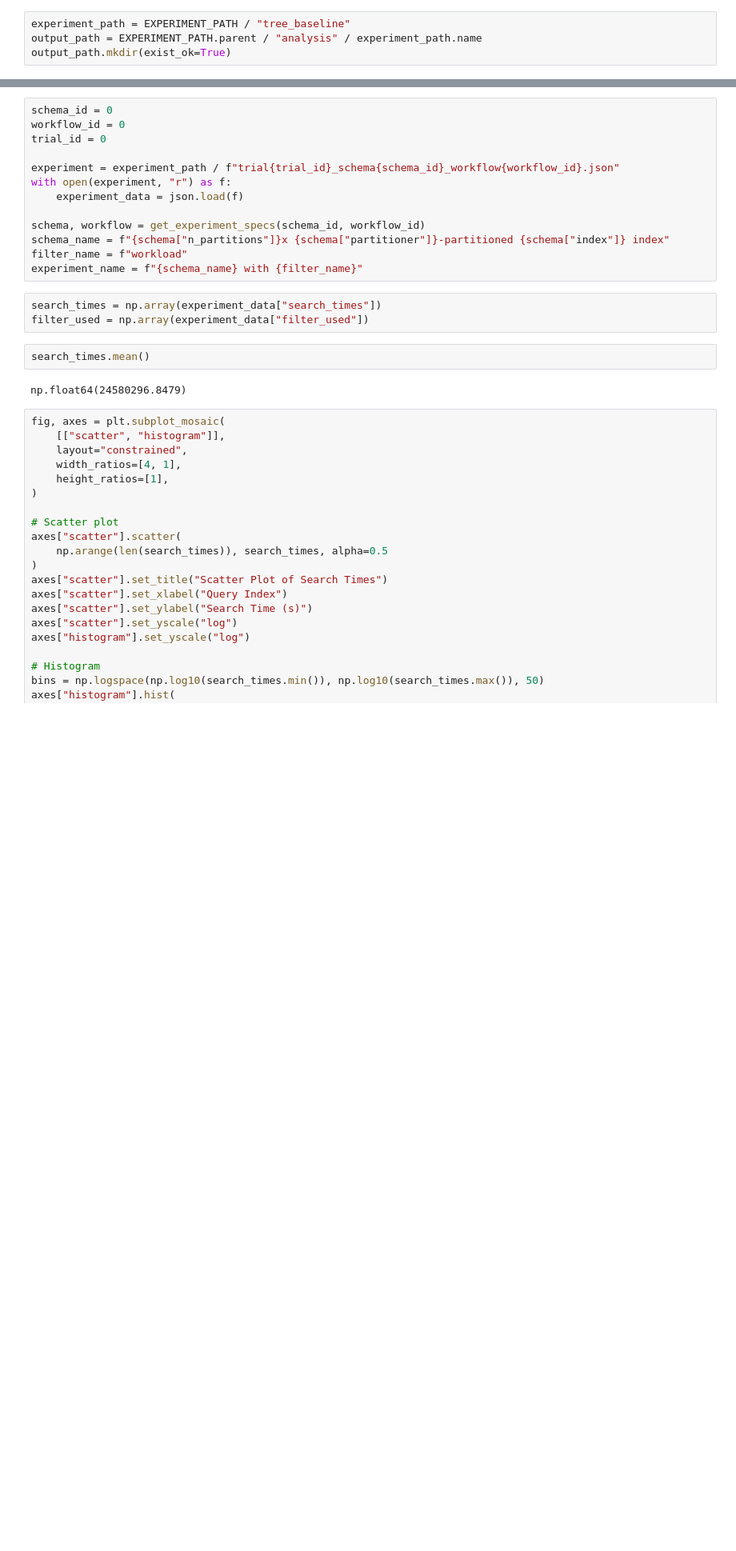
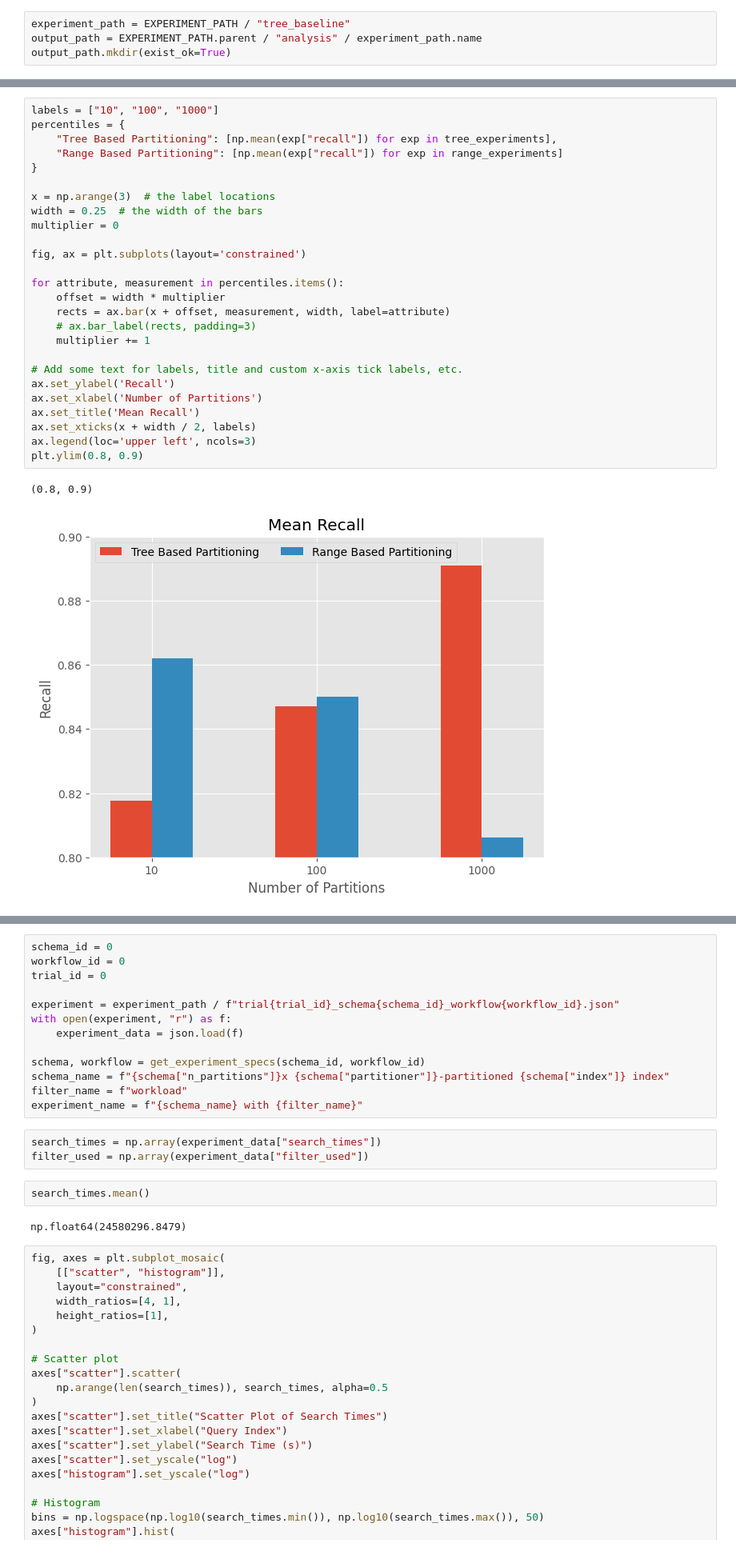
Before and after one commit to Nolan1324/CSE-584-W25-ANN-Project, a Jupyter notebook: src/analysis.ipynb, the cells around one changed output, grey strips where cells are left out. Shown at 80% size. Cells and saved outputs as stored; diff of their text form; blank space fills up the shorter version.

```diff
--- a/src/analysis.ipynb
+++ b/src/analysis.ipynb
@@ -55,0 +82,29 @@ plt.plot([0,1,3], [exp["recall"].mean() for exp in tree_experiments], label="Tre
+# %%
+labels = ["10", "100", "1000"]
+percentiles = {
+    "Tree Based Partitioning": [np.mean(exp["recall"]) for exp in tree_experiments],
+    "Range Based Partitioning": [np.mean(exp["recall"]) for exp in range_experiments]
+}
+
+x = np.arange(3)  # the label locations
+width = 0.25  # the width of the bars
+multiplier = 0
+
+fig, ax = plt.subplots(layout='constrained')
+
+for attribute, measurement in percentiles.items():
+    offset = width * multiplier
+    rects = ax.bar(x + offset, measurement, width, label=attribute)
+    # ax.bar_label(rects, padding=3)
+    multiplier += 1
+
+# Add some text for labels, title and custom x-axis tick labels, etc.
+ax.set_ylabel('Recall')
+ax.set_xlabel('Number of Partitions')
+ax.set_title('Mean Recall')
+ax.set_xticks(x + width / 2, labels)
+ax.legend(loc='upper left', ncols=3)
+plt.ylim(0.8, 0.9)
+# %% [output]
+(0.8, 0.9)
+[figure, added]
```
Also changed, not shown: parts of 7 cells of this notebook.
